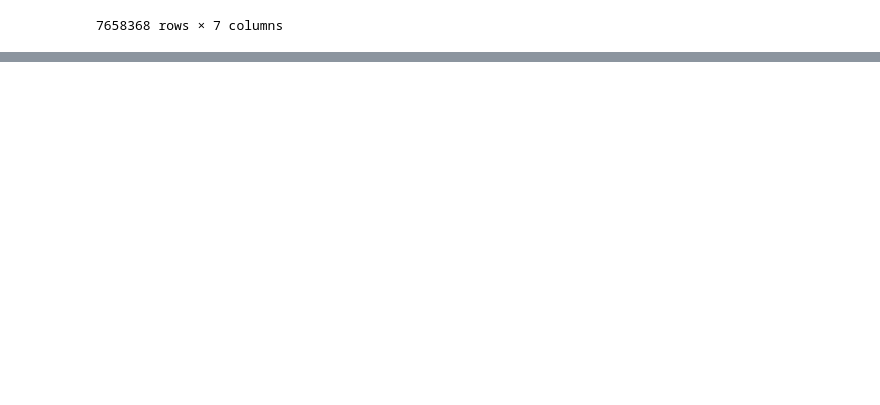
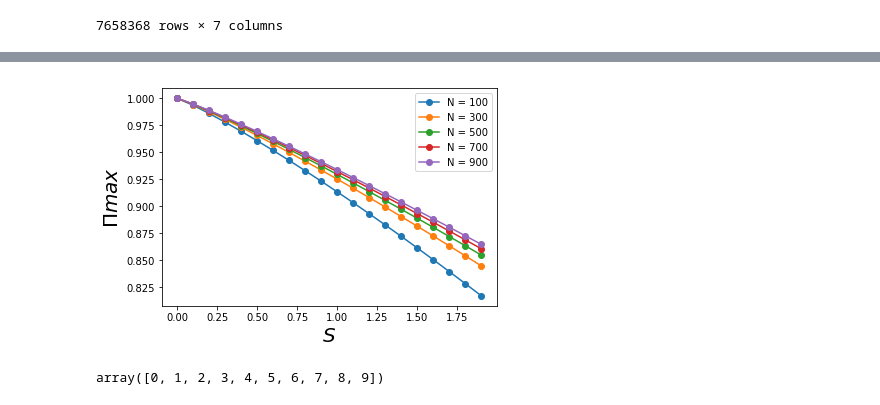
Before and after one commit to Magica-Chen/social-predictability, a Jupyter notebook: predictability.ipynb, the cells around one changed output, grey strips where cells are left out. Drawn from its saved outputs; the diff is of its cells as text; code cells hidden in the pictures; blank space fills up the shorter version.

```diff
--- a/predictability.ipynb
+++ b/predictability.ipynb
@@ -140,0 +155,20 @@ m.sort_values(by='datetime').tail(5)
+# %%
+# to compute predictability
+import mpmath
+N = 201
+S = 10
+m = 40
+
+def getPredictability(N, S):
+    f = lambda x: (((1-x)/(N-1)) **(1-x))* x**x - 2**(-S)
+    root = mpmath.findroot(f, 1)
+    return float(root.real)
+
+getPredictability(N, S)
+
+def getPredictabilityS(N, S, m):
+    f = lambda x: (((1-x)/(N**m-1)) **(1-x))* x**x - 2**(-S)
+    root = mpmath.findroot(f, 1)
+    return float(root.real)
+
+getPredictability(N, S)
@@ -140,0 +213,23 @@ m.sort_values(by='datetime').tail(5)
+# %%
+nlist  = np.arange(100, 1000, 200)
+slist = np.arange(0, 2 ,0.1)
+nsplist = []
+for N in nlist:
+    for S in slist:
+        p = getPredictability(N, S)
+        nsplist.append([N, S, p])
+
+df = pd.DataFrame(nsplist, columns = ['N', 'S', 'P'])
+groups = df.groupby('N')
+for name, group in groups:
+    pl.plot(group.S, group.P, label = "N = "+ str(name), marker='o', linestyle='-')
+pl.legend()
+pl.xlabel('$S$', fontsize = 20)
+pl.ylabel('$\Pi{max}$ ', fontsize = 20)
+pl.show()
+# %% [output]
+[figure, added]
+# %%
+np.arange(0,10,1)
+# %% [output]
+array([0, 1, 2, 3, 4, 5, 6, 7, 8, 9])
```
Also changed, not shown: parts of 24 cells of this notebook, 2 other files.
